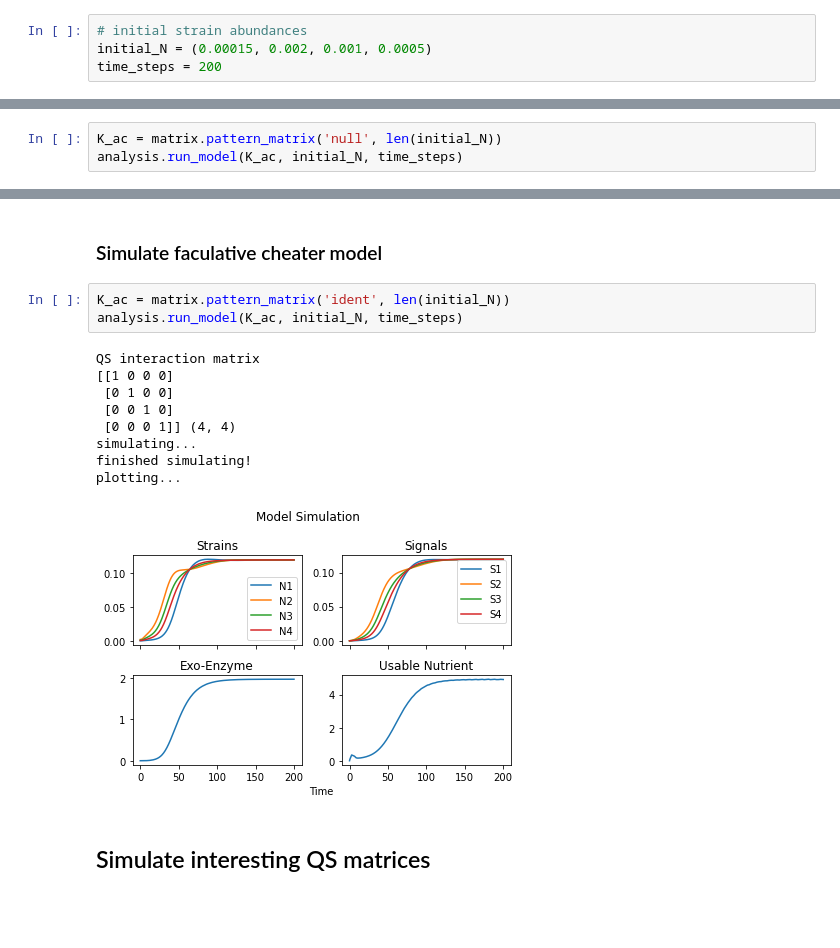
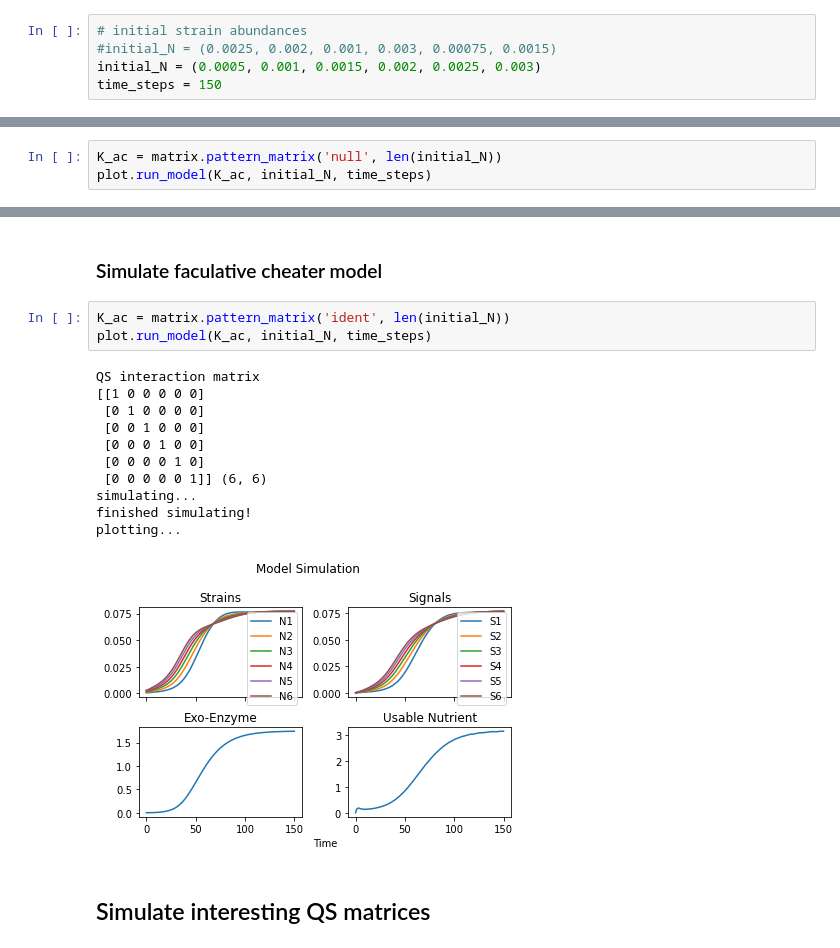
Before and after one commit to DJSiddharthVader/Simulations-02712-Project, a Jupyter notebook: src/QS Model.ipynb, the cells around one changed output, grey strips where cells are left out. Cells and saved outputs as stored; diff of their text form; blank space fills up the shorter version.

Commit message:
cleaned up, added plots for different matrices

```diff
--- a/src/QS Model.ipynb
+++ b/src/QS Model.ipynb
@@ -11,5 +11,6 @@ Using the functions defined in `model.py` and `matrix.py` we simulate the model
 ### Set up Conditions for the simulation
 # %%
 # initial strain abundances
-initial_N = (0.00015, 0.002, 0.001, 0.0005)
-time_steps = 200
+#initial_N = (0.0025, 0.002, 0.001, 0.003, 0.00075, 0.0015)
+initial_N = (0.0005, 0.001, 0.0015, 0.002, 0.0025, 0.003)
+time_steps = 150
@@ -17,6 +24,6 @@ time_steps = 200
 ### Simulate the null model
 # %%
 K_ac = matrix.pattern_matrix('null', len(initial_N))
-analysis.run_model(K_ac, initial_N, time_steps)
+plot.run_model(K_ac, initial_N, time_steps)
 # %% [output]
 QS interaction matrix
@@ -32,17 +41,19 @@ plotting...
 ### Simulate faculative cheater model
 # %%
 K_ac = matrix.pattern_matrix('ident', len(initial_N))
-analysis.run_model(K_ac, initial_N, time_steps)
+plot.run_model(K_ac, initial_N, time_steps)
 # %% [output]
 QS interaction matrix
-[[1 0 0 0]
- [0 1 0 0]
- [0 0 1 0]
- [0 0 0 1]] (4, 4)
+[[1 0 0 0 0 0]
+ [0 1 0 0 0 0]
+ [0 0 1 0 0 0]
+ [0 0 0 1 0 0]
+ [0 0 0 0 1 0]
+ [0 0 0 0 0 1]] (6, 6)
 simulating...
 finished simulating!
 plotting...
-[figure, old version]
+[figure, new version]
 # %% [markdown]
 ## Simulate interesting QS matrices
 # %% [markdown]
```
Also changed, not shown: parts of 8 cells of this notebook.
